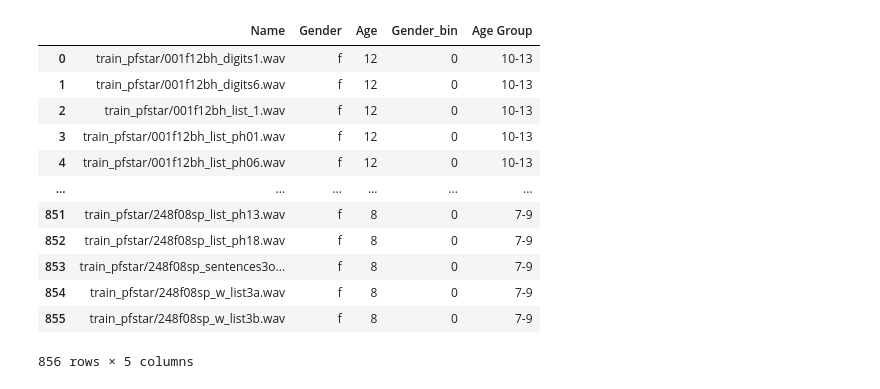
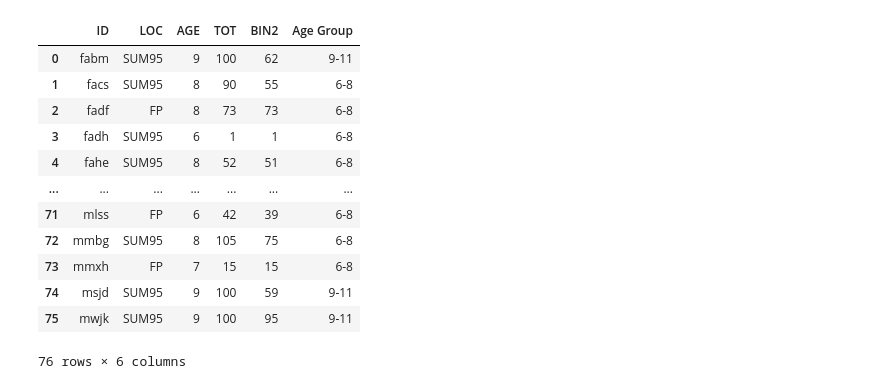
Before and after one commit to mo-jo-dev/wav2vec2_gender_age, a Jupyter notebook: Files/age_group.ipynb, the cells around one changed output. Cells and saved outputs as stored; diff of their text form; code cells hidden in the pictures.

Commit message:
added results for age-group

```diff
--- a/Files/age_group.ipynb
+++ b/Files/age_group.ipynb
@@ -1,28 +1,28 @@
 # %%
 import pandas as pd
 # %%
-df = pd.read_csv('y_train.csv')
-df2 = pd.read_csv('y_test.csv')
+df = pd.read_csv('output_file.csv')
+# df2 = pd.read_csv('y_test.csv')
 # %%
-bins = [3, 6, 9, 13]
-labels = ['4-6', '7-9', '10-13']
-df['Age Group'] = pd.cut(df['Age'], bins=bins, labels=labels, right=True, include_lowest=True)
-df2['Age Group'] = pd.cut(df2['Age'], bins=bins, labels=labels, right=True, include_lowest=True)
+bins = [6, 8, 13]
+labels = ['6-8', '9-11']
+df['Age Group'] = pd.cut(df['AGE'], bins=bins, labels=labels, right=True, include_lowest=True)
+# df2['Age Group'] = pd.cut(df2['Age'], bins=bins, labels=labels, right=True, include_lowest=True)
 # %%
-df.to_csv("y_train_age_group.csv", index=False)
-df2.to_csv("y_test_age_group.csv", index=False)
+df.to_csv("output_age_group.csv", index=False)
+# df2.to_csv("y_test_age_group.csv", index=False)
 df
 # %% [output]
-|  | Name | Gender | Age | Gender_bin | Age Group |
-| 0 | train_pfstar/001f12bh_digits1.wav | f | 12 | 0 | 10-13 |
-| 1 | train_pfstar/001f12bh_digits6.wav | f | 12 | 0 | 10-13 |
-| 2 | train_pfstar/001f12bh_list_1.wav | f | 12 | 0 | 10-13 |
-| 3 | train_pfstar/001f12bh_list_ph01.wav | f | 12 | 0 | 10-13 |
-| 4 | train_pfstar/001f12bh_list_ph06.wav | f | 12 | 0 | 10-13 |
-| ... | ... | ... | ... | ... | ... |
-| 851 | train_pfstar/248f08sp_list_ph13.wav | f | 8 | 0 | 7-9 |
-| 852 | train_pfstar/248f08sp_list_ph18.wav | f | 8 | 0 | 7-9 |
-| 853 | train_pfstar/248f08sp_sentences3o... | f | 8 | 0 | 7-9 |
-| 854 | train_pfstar/248f08sp_w_list3a.wav | f | 8 | 0 | 7-9 |
-| 855 | train_pfstar/248f08sp_w_list3b.wav | f | 8 | 0 | 7-9 |
+|  | ID | LOC | AGE | TOT | BIN2 | Age Group |
+| 0 | fabm | SUM95 | 9 | 100 | 62 | 9-11 |
+| 1 | facs | SUM95 | 8 | 90 | 55 | 6-8 |
+| 2 | fadf | FP | 8 | 73 | 73 | 6-8 |
+| 3 | fadh | SUM95 | 6 | 1 | 1 | 6-8 |
+| 4 | fahe | SUM95 | 8 | 52 | 51 | 6-8 |
+| ... | ... | ... | ... | ... | ... | ... |
+| 71 | mlss | FP | 6 | 42 | 39 | 6-8 |
+| 72 | mmbg | SUM95 | 8 | 105 | 75 | 6-8 |
+| 73 | mmxh | FP | 7 | 15 | 15 | 6-8 |
+| 74 | msjd | SUM95 | 9 | 100 | 59 | 9-11 |
+| 75 | mwjk | SUM95 | 9 | 100 | 95 | 9-11 |
-856 rows × 5 columns
+76 rows × 6 columns
```
Also changed, not shown: 8 other files.
